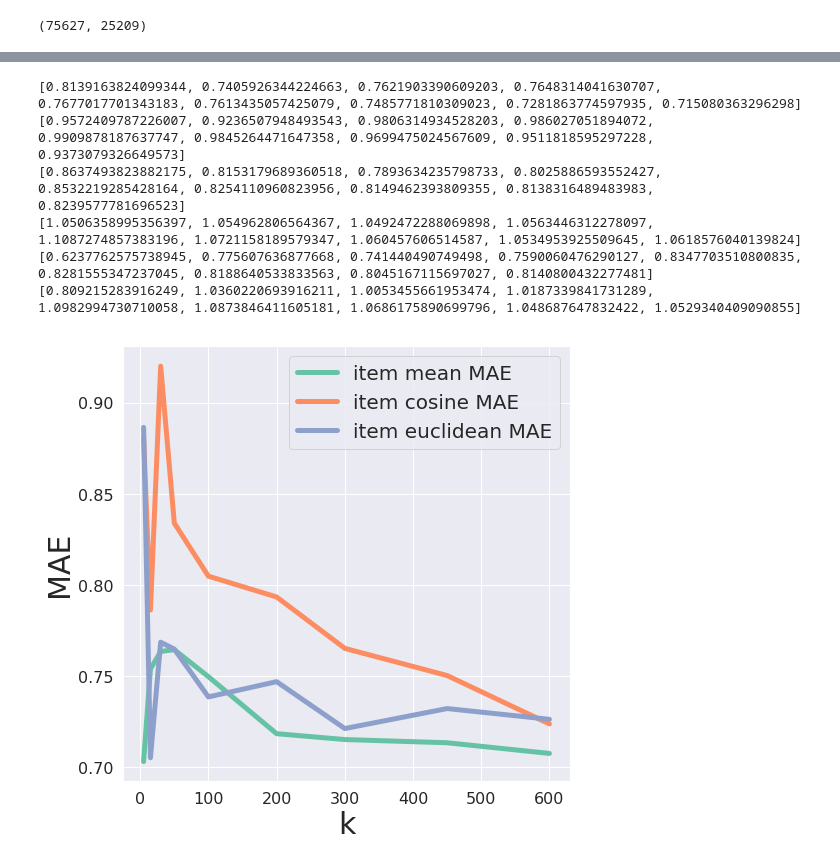
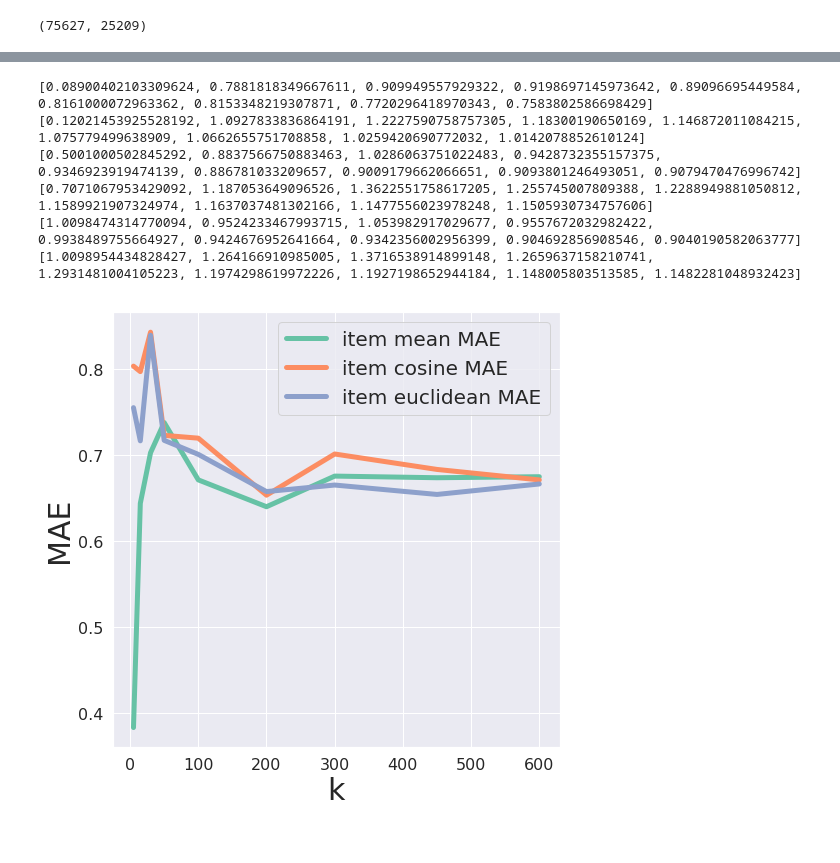
Before and after one commit to dzuhyoosg/Movie-Recommendation-System-2, a Jupyter notebook: MRS.ipynb, the cells around one changed output, grey strips where cells are left out. Saved outputs shown, nothing was run; the diff lists cells and outputs as text; code cells hidden in the pictures.

Commit message:
graph

```diff
--- a/MRS.ipynb
+++ b/MRS.ipynb
@@ -158,5 +158,5 @@ print(pd.DataFrame(nearest_neighbor_item(1, 100, distance_euclidean), columns=['
 # %%
-def predictRating(id_num, nn=50, simFunc=distance_euclidean, kind = 'user') :
+def predictRating(id_num, nn=50, simFunc=distance_cosine, kind = 'user') :
 
     if (kind == "user"):
         ## neighboorhood
@@ -415,7 +415,7 @@ user_euc_MAE = []
 user_euc_RMSE = []
 
 for k in k_array:
-    predicted_user = eval_prediction(users[:50], k, kind = 'user')
+    predicted_user = eval_prediction(users[:10], k, kind = 'user')
 
     predicted_user = predicted_user[(predicted_user['user_cosine'] > 0) & (predicted_user['user_euclidean'] > 0)]
 
@@ -470,12 +470,12 @@ print(user_cosine_RMSE)
 print(user_euc_MAE)
 print(user_euc_RMSE)
 # %% [output]
-[0.8139163824099344, 0.7405926344224663, 0.7621903390609203, 0.7648314041630707, 0.7677017701343183, 0.7613435057425079, 0.7485771810309023, 0.7281863774597935, 0.715080363296298]
-[0.9572409787226007, 0.9236507948493543, 0.9806314934528203, 0.986027051894072, 0.9909878187637747, 0.9845264471647358, 0.9699475024567609, 0.9511818595297228, 0.9373079326649573]
-[0.8637493823882175, 0.8153179689360518, 0.7893634235798733, 0.8025886593552427, 0.8532219285428164, 0.8254110960823956, 0.8149462393809355, 0.8138316489483983, 0.8239577781696523]
-[1.0506358995356397, 1.054962806564367, 1.0492472288069898, 1.0563446312278097, 1.1087274857383196, 1.0721158189579347, 1.060457606514587, 1.0534953925509645, 1.0618576040139824]
-[0.6237762575738945, 0.775607636877668, 0.741440490749498, 0.7590060476290127, 0.8347703510800835, 0.8281555347237045, 0.8188640533833563, 0.8045167115697027, 0.8140800432277481]
-[0.809215283916249, 1.0360220693916211, 1.0053455661953474, 1.0187339841731289, 1.0982994730710058, 1.0873846411605181, 1.0686175890699796, 1.048687647832422, 1.0529340409090855]
+[0.08900402103309624, 0.7881818349667611, 0.909949557929322, 0.9198697145973642, 0.89096695449584, 0.8161000072963362, 0.8153348219307871, 0.7720296418970343, 0.7583802586698429]
+[0.12021453925528192, 1.0927833836864191, 1.2227590758757305, 1.18300190650169, 1.146872011084215, 1.075779499638909, 1.0662655751708858, 1.0259420690772032, 1.0142078852610124]
+[0.5001000502845292, 0.8837566750883463, 1.0286063751022483, 0.9428732355157375, 0.9346923919474139, 0.886781033209657, 0.9009179662066651, 0.9093801246493051, 0.9079470476996742]
+[0.7071067953429092, 1.187053649096526, 1.3622551758617205, 1.255745007809388, 1.2288949881050812, 1.1589921907324974, 1.1637037481302166, 1.1477556023978248, 1.1505930734757606]
+[1.0098474314770094, 0.9524233467993715, 1.053982917029677, 0.9557672032982422, 0.9938489755664927, 0.9424676952641664, 0.9342356002956399, 0.904692856908546, 0.9040190582063777]
+[1.0098954434828427, 1.264166910985005, 1.3716538914899148, 1.2659637158210741, 1.2931481004105223, 1.1974298619972226, 1.1927198652944184, 1.148005803513585, 1.1482281048932423]
 # %%
 k_array = [5, 15, 30, 50, 100, 200, 300, 450, 600]
 item_mean_MAE = []
@@ -486,38 +486,38 @@ item_euc_MAE = []
 item_euc_RMSE = []
 
 for k in k_array:
-    predicted_item = eval_prediction(users[:20], k, kind = 'item')
+    predicted_item = eval_prediction(users[:10], k, kind = 'item')
 
     predicted_item = predicted_item[(predicted_item['item_cosine'] > 0) & (predicted_item['item_euclidean'] > 0)]
 
     for name in ['mean_rating', 'item_cosine', 'item_euclidean']:
         if (name == 'mean_rating'):
             item_mean_MAE.append(MAE(predicted_item, 'rating', name))
             item_mean_RMSE.append(RMSE(predicted_item, 'rating', name))
         elif (name == 'item_cosine'):
             item_cosine_MAE.append(MAE(predicted_item, 'rating', name))
             item_cosine_RMSE.append(RMSE(predicted_item, 'rating', name))
         elif (name == 'item_euclidean'):
             item_euc_MAE.append(MAE(predicted_item, 'rating', name))
             item_euc_RMSE.append(RMSE(predicted_item, 'rating', name))
 
 %matplotlib inline
 import matplotlib.pyplot as plt
 import seaborn as sns
 sns.set()
 
 pal = sns.color_palette("Set2", 3)
 plt.figure(figsize=(8, 8))
 plt.plot(k_array, item_mean_MAE, c=pal[0], label='item mean MAE', linewidth=5)
 plt.plot(k_array, item_cosine_MAE, c=pal[1], label='item cosine MAE', linewidth=5)
 plt.plot(k_array, item_euc_MAE, c=pal[2], label='item euclidean MAE', linewidth=5)
 plt.legend(loc='best', fontsize=20)
 plt.xticks(fontsize=16);
 plt.yticks(fontsize=16);
 plt.xlabel('k', fontsize=30);
 plt.ylabel('MAE', fontsize=30);
 # %% [output]
-[figure, old version]
+[figure, new version]
 # %%
 sns.set()
 
```
Also changed, not shown: parts of 14 cells of this notebook, 1 other file.
